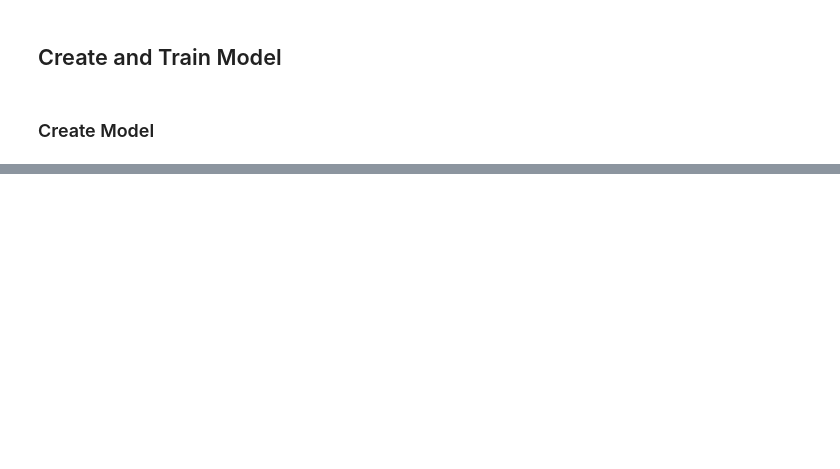
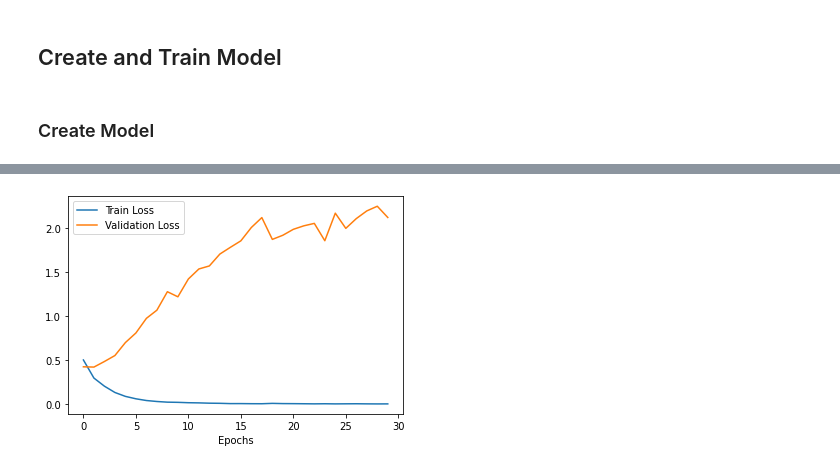
Before and after one commit to DaneshJoy/DeepLearning_NLP, a Jupyter notebook: codes/02_sarcasm_detection.ipynb, the cells around one changed output, grey strips where cells are left out. Drawn from its saved outputs; the diff is of its cells as text; code cells hidden in the pictures; blank space fills up the shorter version.

```diff
--- a/codes/02_sarcasm_detection.ipynb
+++ b/codes/02_sarcasm_detection.ipynb
@@ -46,6 +46,10 @@ former versace store clerk sues over secret 'black code' for minority shoppers
 Number of sentences: 26709
 # %% [markdown]
 ## Preprocessing
+# %%
+num_words = 25000
+embedding_dim = 10
+max_len = 30
 # %%
 from tensorflow.keras.preprocessing.text import Tokenizer
 from tensorflow.keras.preprocessing.sequence import pad_sequences
@@ -111,0 +223,12 @@ print(len(valid_labels))
+# %%
+model5 = Sequential([
+                     layers.Embedding(input_dim=num_words,
+                                      output_dim=embedding_dim,
+                                      input_length=max_len),
+                     layers.Bidirectional(layers.GRU(16)),
+                     layers.Dense(32, activation='relu'),
+                     layers.Dense(8, activation='relu'),
+                     layers.Dense(1, activation='sigmoid')
+])
+
+model5.summary()
@@ -112,3 +256,5 @@ print(len(valid_labels))
+# %%
+model = model5
 # %%
 import numpy as np
 from tensorflow.keras import losses
@@ -125,8 +271,8 @@ valid_labels = np.array(valid_labels)
 
 model.compile(optimizer='adam', loss=losses.binary_crossentropy)
 
-model.fit(x=train_padded, y=train_labels,
-          epochs=30,
-          validation_data=(valid_padded, valid_labels))
+history = model.fit(x=train_padded, y=train_labels,
+                    epochs=30,
+                    validation_data=(valid_padded, valid_labels))
 # %% [output]
 Epoch 1/30
@@ -149,0 +295,12 @@ Epoch 30/30
+# %%
+import matplotlib.pyplot as plt
+
+
+fig, ax = plt.subplots(1, 1)
+ax.plot(history.history['loss'], label='Train Loss')
+ax.plot(history.history['val_loss'], label='Validation Loss')
+ax.set_xlabel('Epochs')
+plt.legend()
+plt.show()
+# %% [output]
+[figure, added]
```
Also changed, not shown: parts of 10 cells of this notebook, 1 other file.
